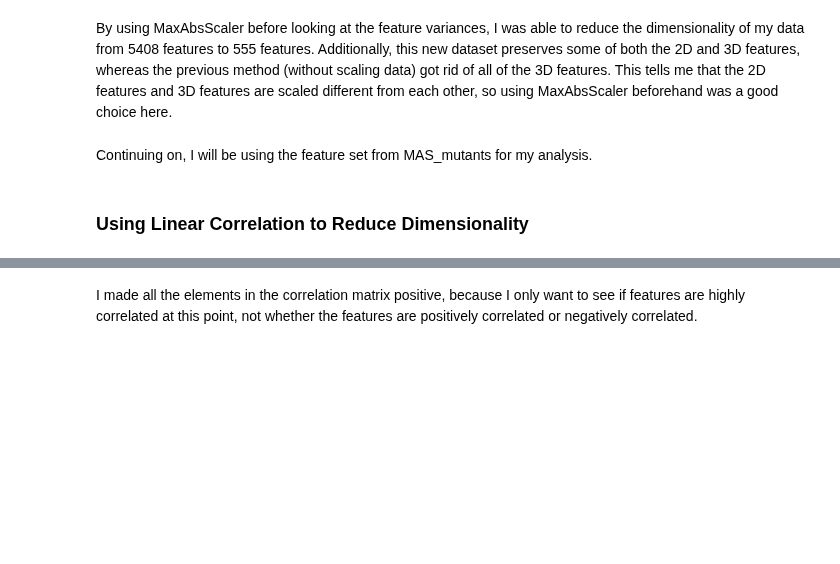
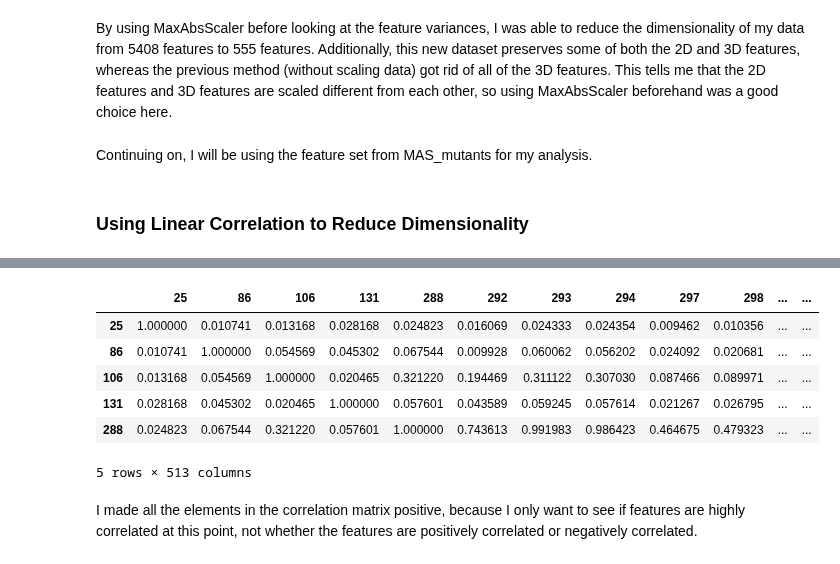
Before and after one commit to dna-witch/p53_Rescue_Mutants, a Jupyter notebook: notebooks/3.0-sm-preprocessing.ipynb, the cells around one changed output, grey strips where cells are left out. Cells and saved outputs as stored; diff of their text form; code cells hidden in the pictures; blank space fills up the shorter version.

```diff
--- a/notebooks/3.0-sm-preprocessing.ipynb
+++ b/notebooks/3.0-sm-preprocessing.ipynb
@@ -307,3 +337,13 @@ MAS_corr.head()
+# %%
+MAS_2D_corr.head()
+# %% [output]
+|  | 25 | 86 | 106 | 131 | 288 | 292 | 293 | 294 | 297 | 298 | ... | ... |
+| 25 | 1.000000 | 0.010741 | 0.013168 | 0.028168 | 0.024823 | 0.016069 | 0.024333 | 0.024354 | 0.009462 | 0.010356 | ... | ... |
+| 86 | 0.010741 | 1.000000 | 0.054569 | 0.045302 | 0.067544 | 0.009928 | 0.060062 | 0.056202 | 0.024092 | 0.020681 | ... | ... |
+| 106 | 0.013168 | 0.054569 | 1.000000 | 0.020465 | 0.321220 | 0.194469 | 0.311122 | 0.307030 | 0.087466 | 0.089971 | ... | ... |
+| 131 | 0.028168 | 0.045302 | 0.020465 | 1.000000 | 0.057601 | 0.043589 | 0.059245 | 0.057614 | 0.021267 | 0.026795 | ... | ... |
+| 288 | 0.024823 | 0.067544 | 0.321220 | 0.057601 | 1.000000 | 0.743613 | 0.991983 | 0.986423 | 0.464675 | 0.479323 | ... | ... |
+5 rows × 513 columns
 # %% [markdown]
 I made all the elements in the correlation matrix positive, because I only want to see if features are highly correlated at this point, not whether the features are positively correlated or negatively correlated.
 # %%
```
Also changed, not shown: parts of 17 cells of this notebook.
